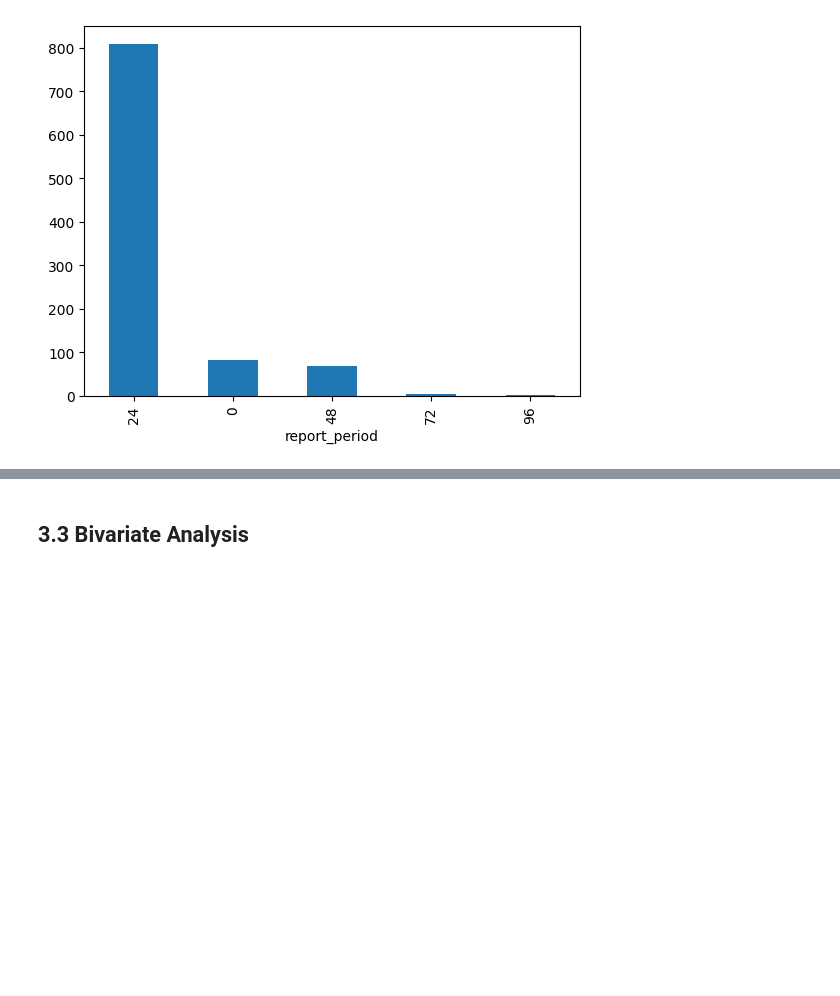
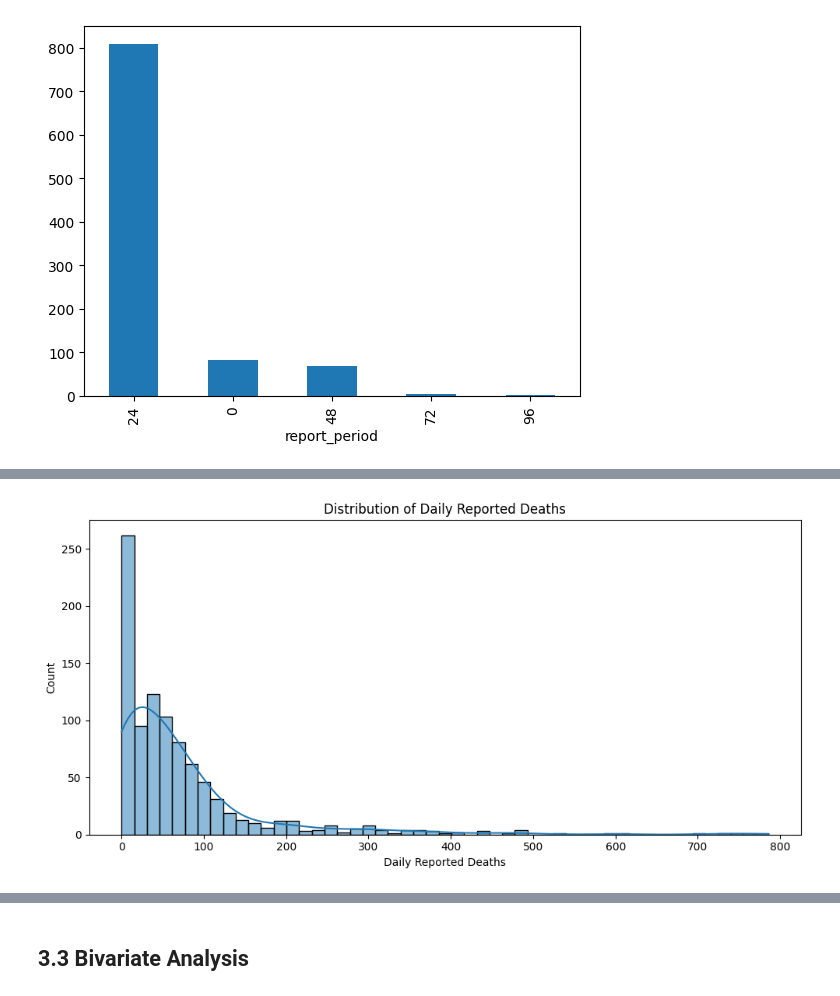
Before and after one commit to aya-alharazin/gaza-humanitarian-data-analysis, a Jupyter notebook: notebooked8b8b5735.ipynb, the cells around one changed output, grey strips where cells are left out. Saved outputs shown, nothing was run; the diff lists cells and outputs as text; code cells hidden in the pictures; blank space fills up the shorter version.

```diff
--- a/notebooked8b8b5735.ipynb
+++ b/notebooked8b8b5735.ipynb
@@ -176,0 +219,12 @@ df['report_period'].value_counts().plot(kind = 'bar')
+# %%
+plt.figure(figsize=(10, 5))
+
+sns.histplot(x=df['killed'],kde=True)
+
+plt.title('Distribution of Daily Reported Deaths')
+plt.xlabel('Daily Reported Deaths')
+
+plt.tight_layout()
+plt.show()
+# %% [output]
+[figure, added]
```
Also changed, not shown: parts of 5 cells of this notebook.
